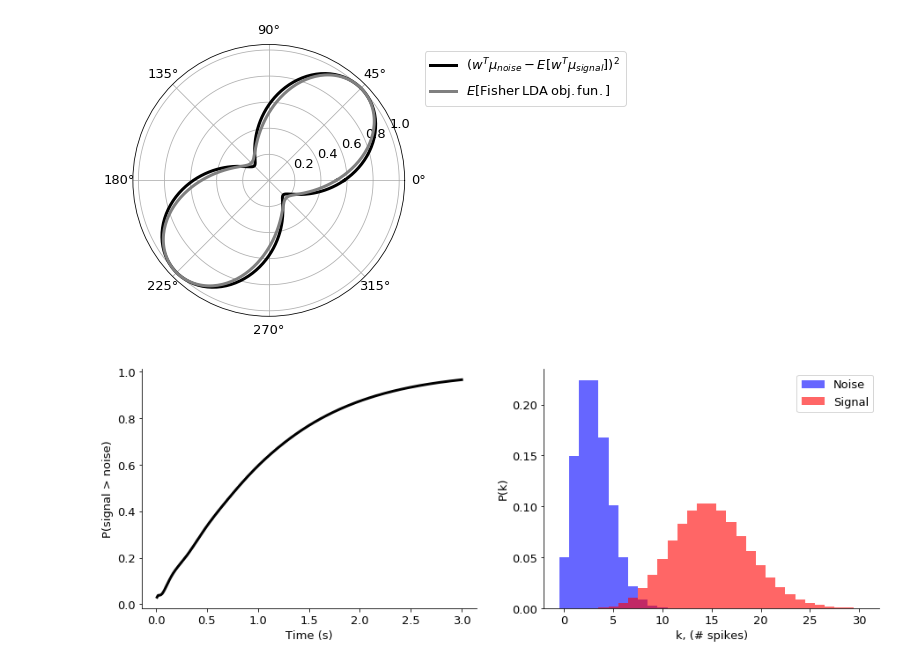
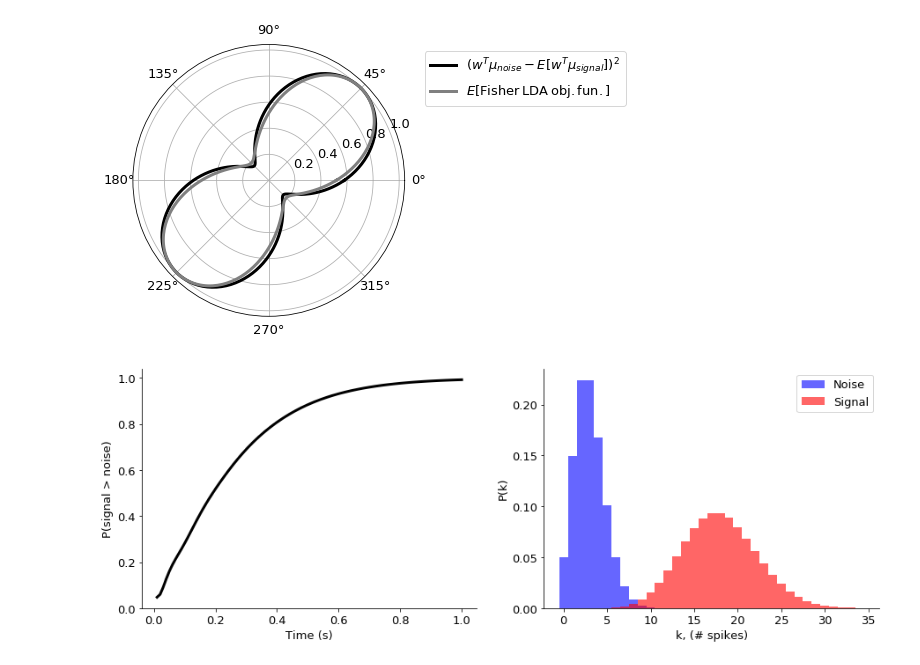
Before and after one commit to ala-laurila-lab/jupyter-notebooks, a Jupyter notebook: Classifiers.ipynb, the cells around one changed output. Cells and saved outputs as stored; diff of their text form; code cells hidden in the pictures.

```diff
--- a/Classifiers.ipynb
+++ b/Classifiers.ipynb
@@ -157,49 +155,46 @@ plt.legend(handles=phSqDiff+phLDA, bbox_to_anchor=(1.05, 1));
 # %%
 dt = 0.01
 noise = 1
-signal = 5
-nFrames = 300
+signal = 6
+nFrames = 100
 nNull = 50
 initSum = 0
+nCells = 3
 
 p = np.zeros([nFrames, 1])
-#pLog = np.zeros([nFrames, 1])
-noiseCum = np.cumsum(dt*noise*np.ones([nFrames, 1])) + initSum
-signalCum = np.cumsum(dt*signal*np.ones([nFrames, 1])) + initSum
+noiseCum = np.cumsum(nCells*dt*noise*np.ones([nFrames, 1])) + initSum
+signalCum = np.cumsum(nCells*dt*signal*np.ones([nFrames, 1])) + initSum
 
 for i in range(nFrames):
 
     kMaxVal = np.stack([noiseCum.max(), signalCum.max()]).max()
     kMax = int(kMaxVal + 5*np.sqrt(kMaxVal))
     pNoiseTmp = poisson.pmf(np.arange(kMax), noiseCum[i])
     pSignalTmp = poisson.pmf(np.arange(kMax), signalCum[i])
 
     pTmp = 0
     pTmpLog = 0
     for j in range(1, int(kMax)):
         pTmp += pSignalTmp[j]*np.sum(pNoiseTmp[0:j])**nNull;
-        #pTmpLog += np.exp(np.log(pSignalTmp[j]) + nNull*np.log(np.sum(pNoiseTmp[0:j])))
 
     p[i] = pTmp
-    #pLog[i] = pTmpLog
 
 fh = plt.figure(figsize=(15, 5))
 ah = fh.add_subplot(1, 2, 1)
 ah.plot(np.arange(1, nFrames+1)*dt, p, 'k-', lw=3)
-#ah.plot(np.arange(1, nFrames+1)*dt, pLog, 'rx')
 ah.set_xlabel('Time (s)')
 ah.set_ylabel('P(signal > noise)')
-kMax = np.int64(dt*nFrames*np.array([noise, signal]).max()) + initSum
+kMax = np.int64(nCells*dt*nFrames*np.array([noise, signal]).max()) + initSum
 kValMax = kMax + 4*np.sqrt(kMax)
 kVals = np.arange(kValMax)
 ah = fh.add_subplot(1, 2, 2)
-bhNoise = ah.bar(kVals, poisson.pmf(kVals, dt*nFrames*noise+initSum), 1, color=cmap(0.)[0:3], alpha=0.6, label='Noise')
-bhSignal = ah.bar(kVals, poisson.pmf(kVals, dt*nFrames*signal+initSum), 1, color=cmap(1.)[0:3], alpha=0.6, label='Signal')
+bhNoise = ah.bar(kVals, poisson.pmf(kVals, nCells*dt*nFrames*noise+initSum), 1, color=cmap(0.)[0:3], alpha=0.6, label='Noise')
+bhSignal = ah.bar(kVals, poisson.pmf(kVals, nCells*dt*nFrames*signal+initSum), 1, color=cmap(1.)[0:3], alpha=0.6, label='Signal')
 ah.set_xlabel('k, (# spikes)')
 ah.set_ylabel('P(k)')
 plt.legend(handles=[bhNoise, bhSignal]);
 # %% [output]
-[figure, old version]
+[figure, new version]
 # %%
 dt = 0.01
 noise = 1
```
Also changed, not shown: parts of 4 cells of this notebook.
